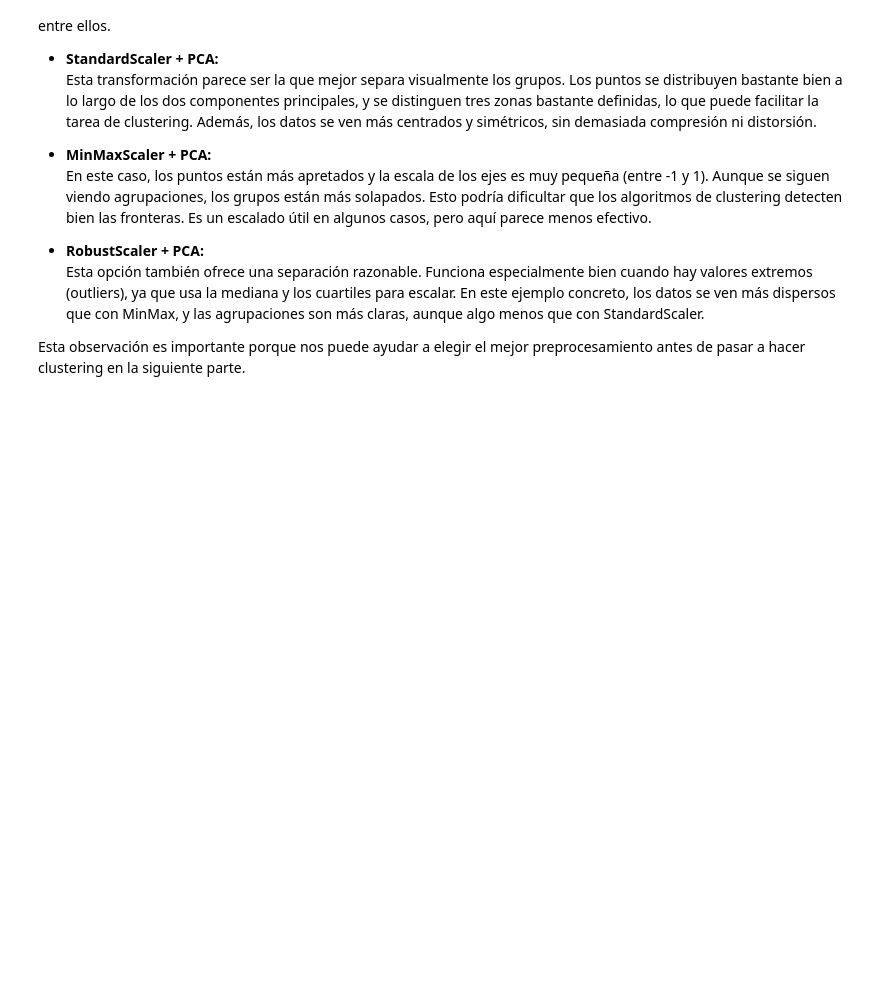
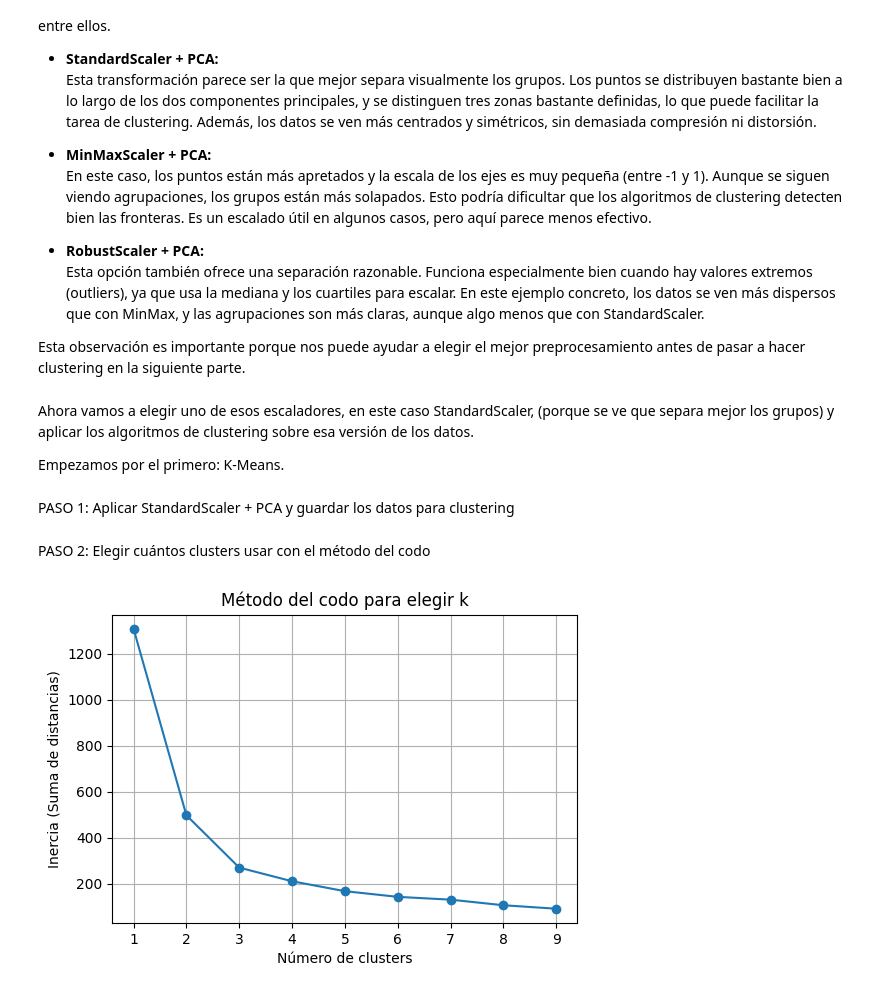
Before and after one commit to 100451061/proyecto_aprendizaje_automatico, a Jupyter notebook: notebooks/clustering.ipynb, the cells around one changed output. Cells and saved outputs as stored; diff of their text form; code cells hidden in the pictures; blank space fills up the shorter version.

Commit message:
Aplicado StandardScaler + PCA y guardando los datos para clustering

```diff
--- a/notebooks/clustering.ipynb
+++ b/notebooks/clustering.ipynb
@@ -120,3 +140,38 @@ Lo que buscamos aquí es ver si los datos se separan de forma más clara con alg
   Esta opción también ofrece una separación razonable. Funciona especialmente bien cuando hay valores extremos (outliers), ya que usa la mediana y los cuartiles para escalar. En este ejemplo concreto, los datos se ven más dispersos que con MinMax, y las agrupaciones son más claras, aunque algo menos que con StandardScaler.
 
 Esta observación es importante porque nos puede ayudar a elegir el mejor preprocesamiento antes de pasar a hacer clustering en la siguiente parte.
+# %% [markdown]
+Ahora vamos a elegir uno de esos escaladores, en este caso StandardScaler, (porque se ve que separa mejor los grupos) y aplicar los algoritmos de clustering sobre esa versión de los datos.
+
+Empezamos por el primero: K-Means.
+# %% [markdown]
+PASO 1: Aplicar StandardScaler + PCA y guardar los datos para clustering
+# %%
+# Usamos StandardScaler, que fue el más claro visualmente
+scaler_final = StandardScaler()
+X_scaled = scaler_final.fit_transform(X)
+
+pca_final = PCA(n_components=2)
+X_pca_std = pca_final.fit_transform(X_scaled)
+# %% [markdown]
+PASO 2: Elegir cuántos clusters usar con el método del codo
+# %%
+from sklearn.cluster import KMeans
+
+inertia = []
+K_range = range(1, 10)
+
+for k in K_range:
+    kmeans = KMeans(n_clusters=k, random_state=42)
+    kmeans.fit(X_pca_std)
+    inertia.append(kmeans.inertia_)
+
+plt.figure(figsize=(6,4))
+plt.plot(K_range, inertia, marker='o')
+plt.title('Método del codo para elegir k')
+plt.xlabel('Número de clusters')
+plt.ylabel('Inercia (Suma de distancias)')
+plt.grid(True)
+plt.show()
+# %% [output]
+[figure, added]
```
Also changed, not shown: parts of 5 cells of this notebook.
